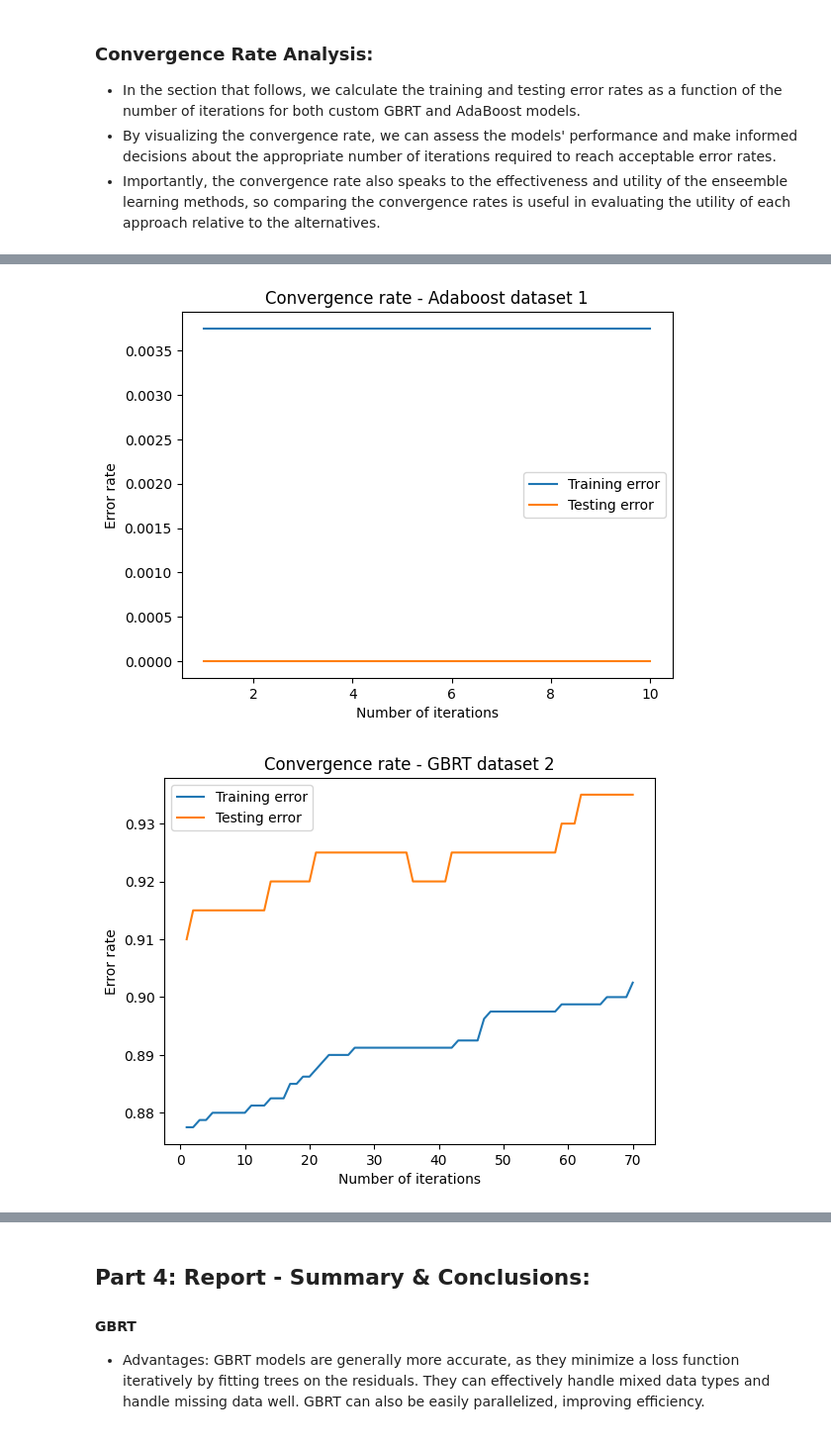
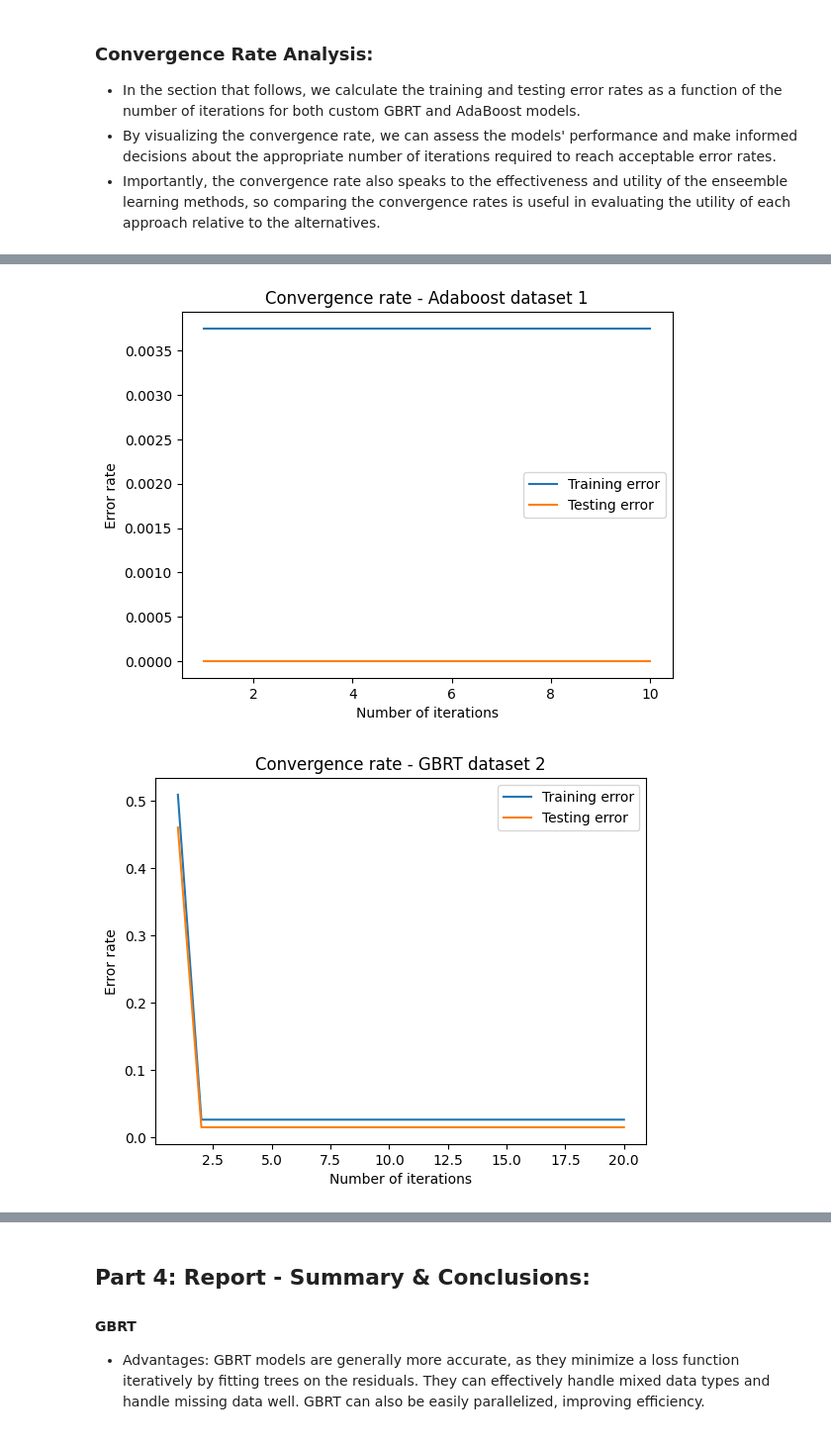
Before and after one commit to BDR2939/Advanced-ML, a Jupyter notebook: HW2/3945_HW2_011996279_207576463.ipynb, the cells around one changed output, grey strips where cells are left out. Shown at 99% size. Cells and saved outputs as stored; diff of their text form; code cells hidden in the pictures.

Commit message:
fix in fit function for both models

```diff
--- a/HW2/3945_HW2_011996279_207576463.ipynb
+++ b/HW2/3945_HW2_011996279_207576463.ipynb
@@ -245,6 +245,7 @@ class CustomGBRT:
         return np.zeros(size)
 
     def fit(self, X, y):
+        self.models = []
         y_pred = self._initial_model(y.shape)
         for _ in range(self.n_estimators):
             residuals = self._compute_residuals(y, y_pred)
@@ -388,6 +389,8 @@ class CustomAdaBoost:
         self.alphas = []
 
     def fit(self, X, y):
+        self.models = []
+        self.alphas = []
         n_samples = X.shape[0]
         y = np.where(y == 1, 1, -1)
         weights = np.ones(n_samples) / n_samples
@@ -530,14 +533,17 @@ def plot_convergence(model, X_train, y_train, X_test, y_test, n_iterations, titl
     test_errors = []
 
     for n in range(1, n_iterations + 1):
-        model.set_params(n_estimators=n)
+        if model == 'GBRT':
+            model = CustomGBRT(n_estimators=n, learning_rate=0.1, max_depth=3)
+        else:
+            model = CustomAdaBoost(n_estimators=n, learning_rate=0.01)
+
         model.fit(X_train, y_train)
+        train_accuracy = accuracy_score(train_labels, model.predict(X_train))
+        test_accuracy = accuracy_score(test_labels, model.predict(X_test))
 
-        train_pred = model.predict(X_train)
-        test_pred = model.predict(X_test)
-
-        train_error = 1 - accuracy_score(y_train, train_pred)
-        test_error = 1 - accuracy_score(y_test, test_pred)
+        train_error = 1 - train_accuracy
+        test_error = 1 - test_accuracy
 
         train_errors.append(train_error)
         test_errors.append(test_error)
@@ -550,13 +556,10 @@ def plot_convergence(model, X_train, y_train, X_test, y_test, n_iterations, titl
     plt.legend()
     plt.show()
 
-# plot_convergence(custom_gbrt, train_data1, train_labels1, test_data1, test_labels1, 50)
-# plot_convergence(custom_adaboost, train_data1, train_labels1, test_data1, test_labels1, 10)
-
-plot_convergence(custom_gbrt, train_data1, train_labels1, test_data1, test_labels1, 50, 'GBRT dataset 1')
-plot_convergence(custom_adaboost, train_data1, train_labels1, test_data1, test_labels1, 10, 'Adaboost dataset 1')
-plot_convergence(custom_gbrt, train_data2, train_labels2, test_data2, test_labels2, 70, 'GBRT dataset 2')
-plot_convergence(custom_adaboost, train_data2, train_labels2, test_data2, test_labels2, 10, 'Adaboost dataset 2')
-plot_convergence(custom_gbrt, train_data3, train_labels3, test_data3, test_labels3, 50, 'GBRT dataset 3')
-plot_convergence(custom_adaboost, train_data3, train_labels3, test_data3, test_labels3, 10, 'Adaboost dataset 3')
+plot_convergence('GBRT', train_data1, train_labels1, test_data1, test_labels1, 20, 'GBRT dataset 1')
+plot_convergence('Adaboost', train_data1, train_labels1, test_data1, test_labels1, 10, 'Adaboost dataset 1')
+plot_convergence('GBRT', train_data2, train_labels2, test_data2, test_labels2, 20, 'GBRT dataset 2')
+plot_convergence('Adaboost', train_data2, train_labels2, test_data2, test_labels2, 10, 'Adaboost dataset 2')
+plot_convergence('GBRT', train_data3, train_labels3, test_data3, test_labels3, 20, 'GBRT dataset 3')
+plot_convergence('Adaboost', train_data3, train_labels3, test_data3, test_labels3, 10, 'Adaboost dataset 3')
 # %% [output]
@@ -564,2 +567,2 @@ plot_convergence(custom_adaboost, train_data3, train_labels3, test_data3, test_l
 [figure]
-[figure, old version]
+[figure, new version]
```
Also changed, not shown: parts of 5 cells of this notebook.
